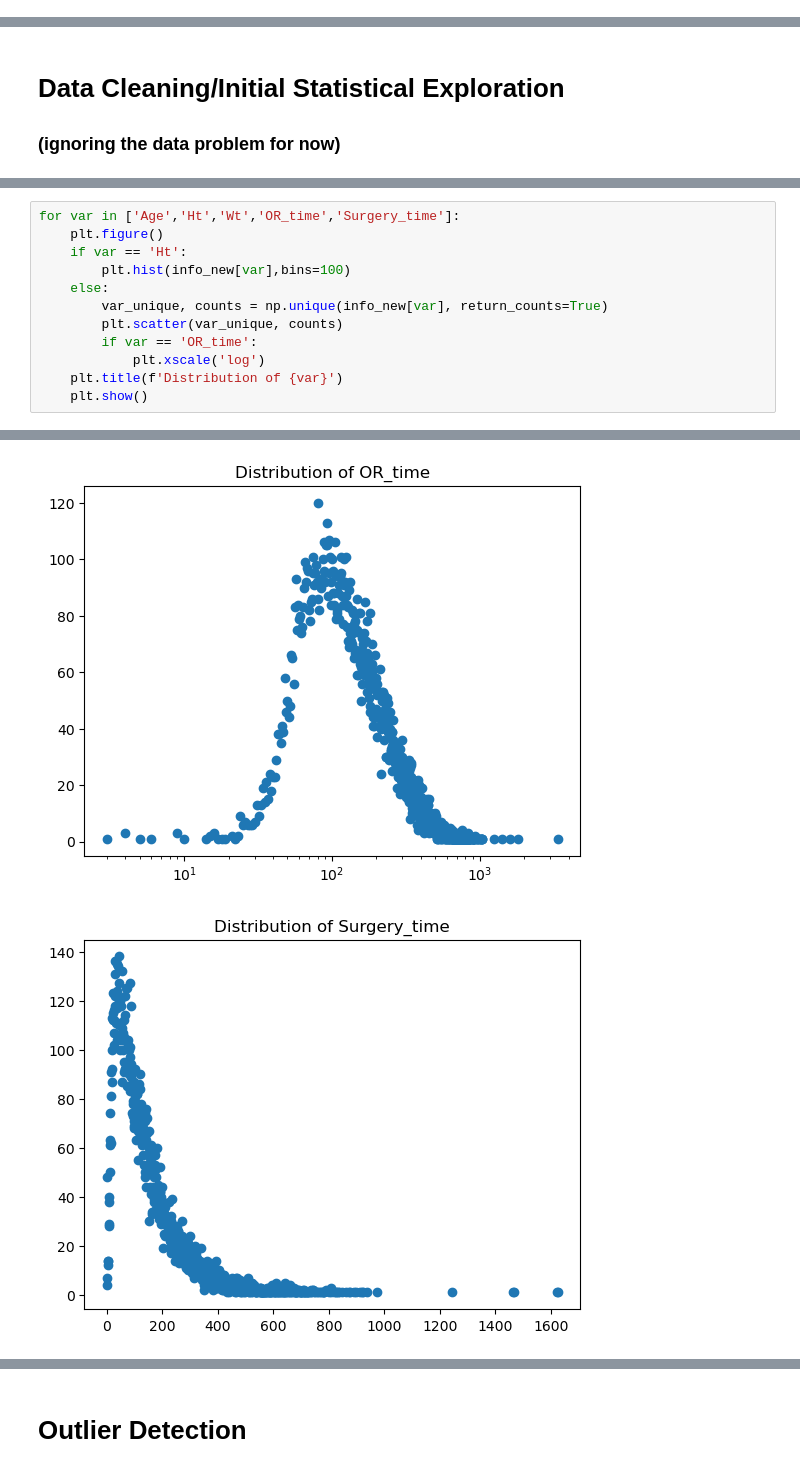
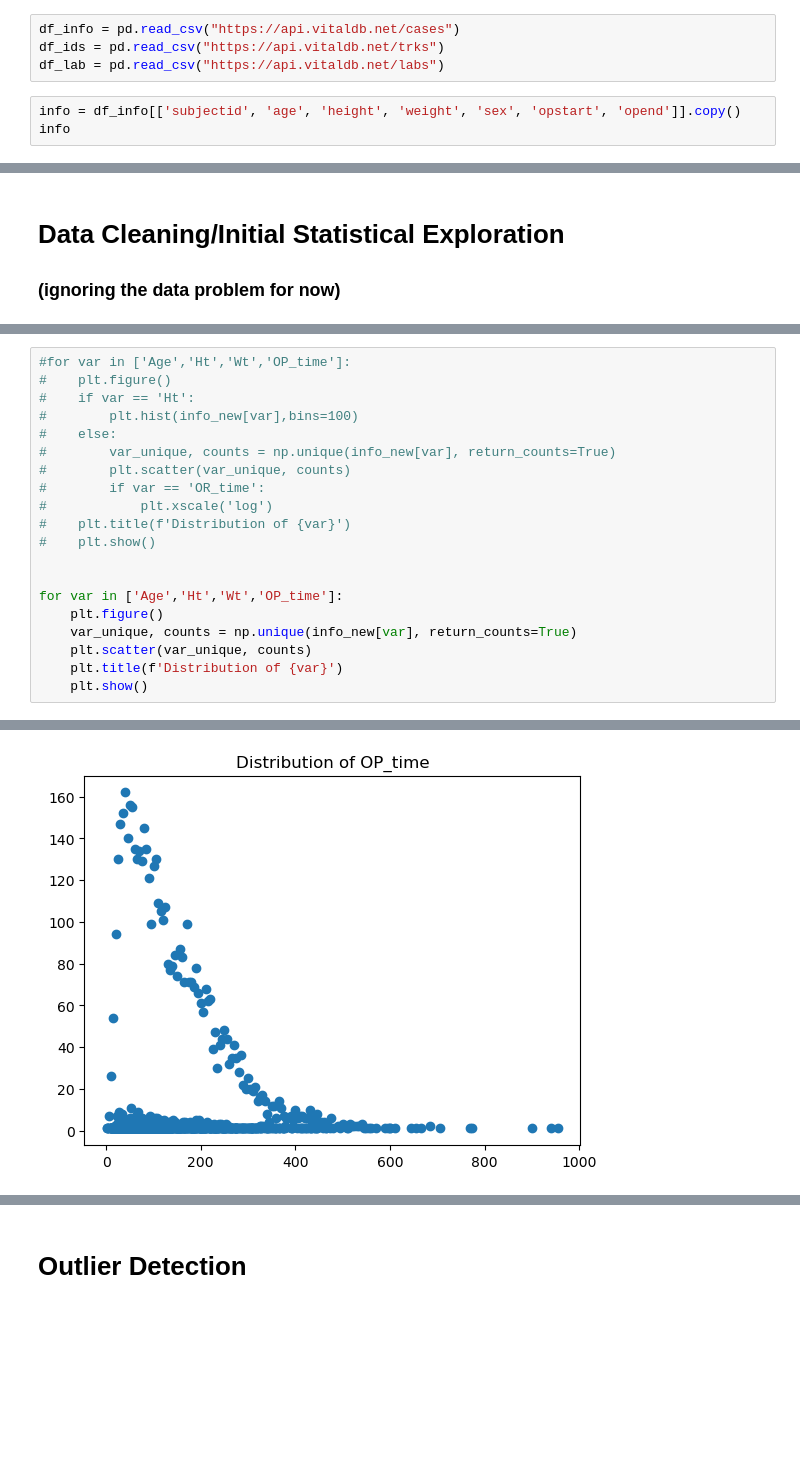
Before and after one commit to juliatompkins/surgical_critical_event_prediction, a Jupyter notebook: Mid-Semester Report.ipynb, the cells around one changed output, grey strips where cells are left out. Saved outputs shown, nothing was run; the diff lists cells and outputs as text; blank space fills up the shorter version.

```diff
--- a/Mid-Semester Report.ipynb
+++ b/Mid-Semester Report.ipynb
@@ -25,3 +25,10 @@ info.head()
 | 2 | 51206705422a4c5c | 41 | 165 | 58 | F | 6/19/16 8:15 | 6/19/16 13:37 | 6/19/16 8:57 | 6/19/16 13:37 | Abdominoplasty, Bilateral Flank L... |
 | 3 | 40750c9577f139bd | 55 | 162 | 66 | F | 12/11/15 13:13 | 12/11/15 20:09 | 12/11/15 14:07 | 12/11/15 19:51 | 1.Bilateral endoscopic sinus surg... |
 | 4 | ed4ac97e460b5a79 | 41 | 158 | 76 | F | 4/18/16 7:11 | 4/18/16 9:31 | 4/18/16 8:07 | 4/18/16 9:31 | Left breast: Tissue expander Exch... |
+# %%
+df_info = pd.read_csv("https://api.vitaldb.net/cases")
+df_ids = pd.read_csv("https://api.vitaldb.net/trks")
+df_lab = pd.read_csv("https://api.vitaldb.net/labs")
+# %%
+info = df_info[['subjectid', 'age', 'height', 'weight', 'sex', 'opstart', 'opend']].copy()
+info
@@ -92,13 +130,21 @@ info_new.head()
 # %%
-for var in ['Age','Ht','Wt','OR_time','Surgery_time']:
+#for var in ['Age','Ht','Wt','OP_time']:
+#    plt.figure()
+#    if var == 'Ht':
+#        plt.hist(info_new[var],bins=100)
+#    else:
+#        var_unique, counts = np.unique(info_new[var], return_counts=True)
+#        plt.scatter(var_unique, counts)
+#        if var == 'OR_time':
+#            plt.xscale('log')
+#    plt.title(f'Distribution of {var}')
+#    plt.show()
+
+
+for var in ['Age','Ht','Wt','OP_time']:
     plt.figure()
-    if var == 'Ht':
-        plt.hist(info_new[var],bins=100)
-    else:
-        var_unique, counts = np.unique(info_new[var], return_counts=True)
-        plt.scatter(var_unique, counts)
-        if var == 'OR_time':
-            plt.xscale('log')
+    var_unique, counts = np.unique(info_new[var], return_counts=True)
+    plt.scatter(var_unique, counts)
     plt.title(f'Distribution of {var}')
     plt.show()
 # %% [output]
@@ -108,3 +154,2 @@ for var in ['Age','Ht','Wt','OR_time','Surgery_time']:
-[figure, old version]
+[figure, new version]
-[figure, removed]
 # %%
```
Also changed, not shown: parts of 15 cells of this notebook.
